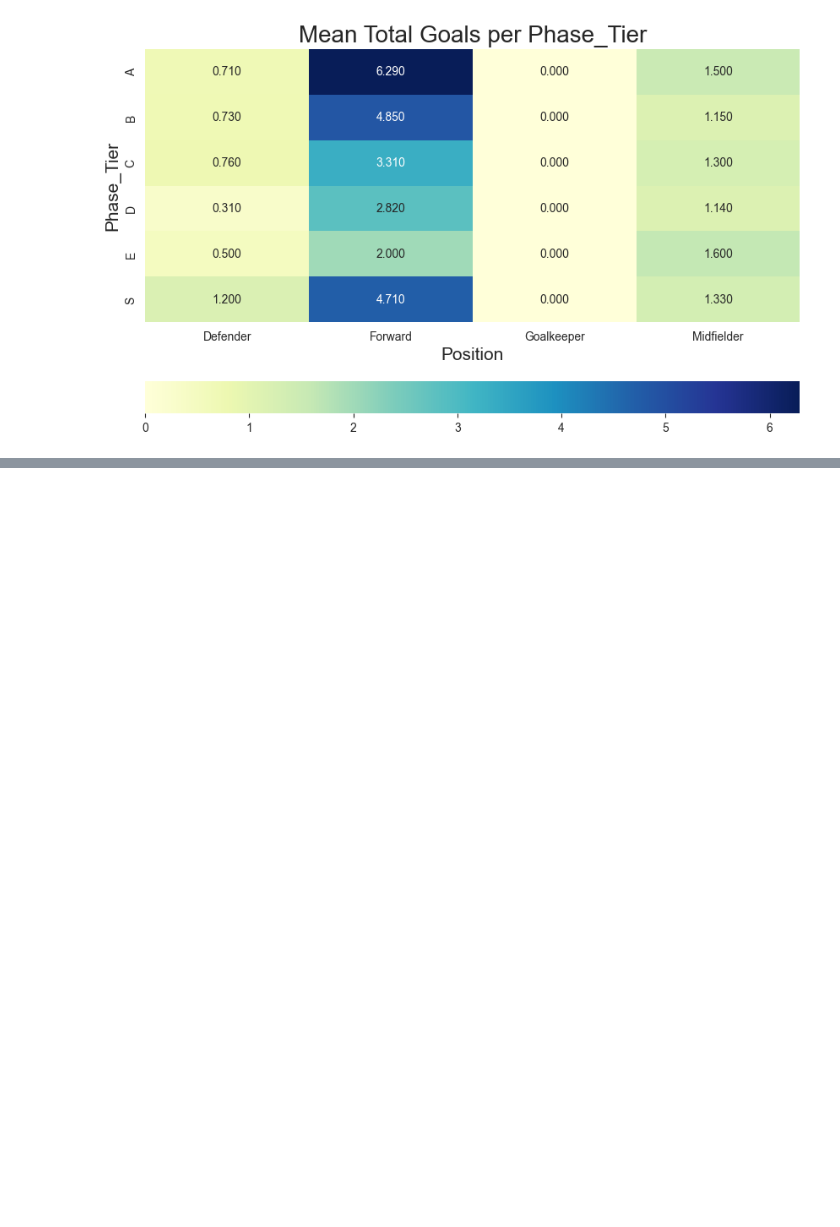
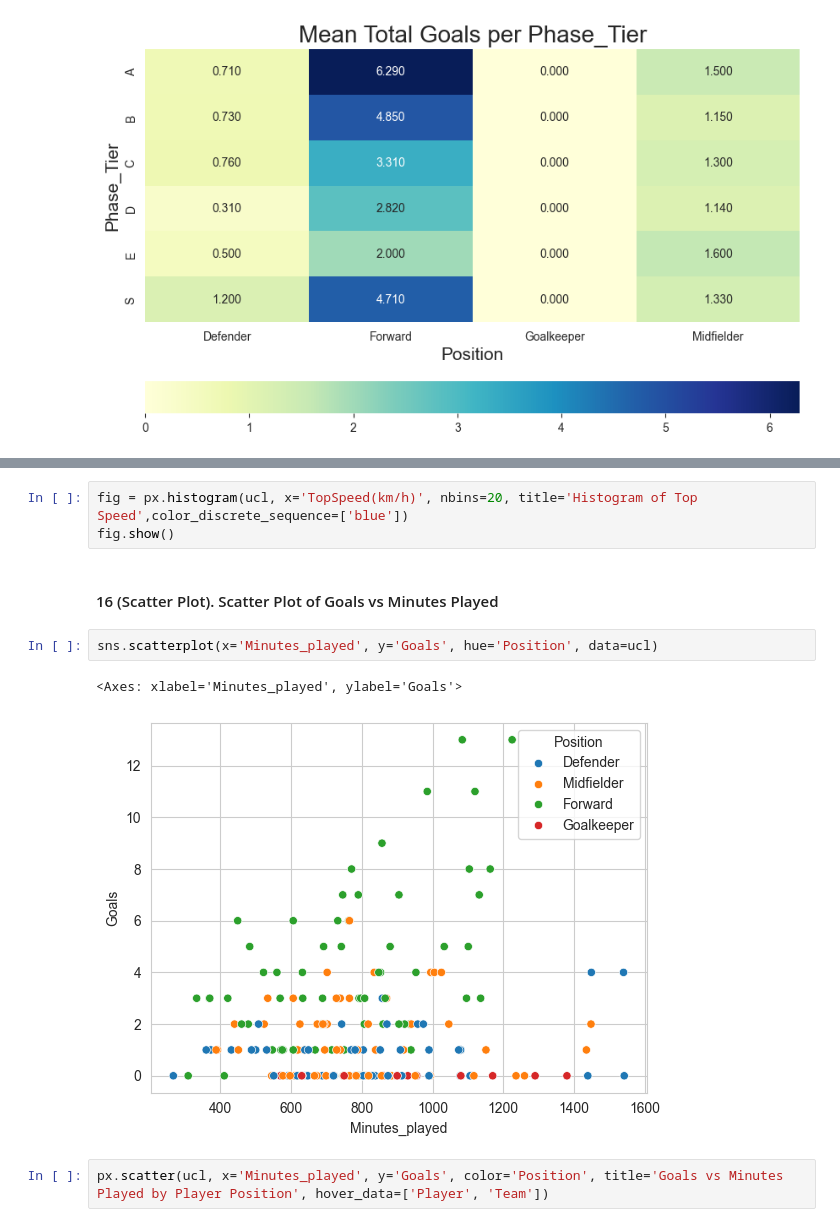
Before and after one commit to ArberKuqi/PythonDataScience_Project, a Jupyter notebook: ChampionsData/03-univariate_bivariate_analysis.ipynb, the cells around one changed output, grey strips where cells are left out. Saved outputs shown, nothing was run; the diff lists cells and outputs as text; blank space fills up the shorter version.

```diff
--- a/ChampionsData/03-univariate_bivariate_analysis.ipynb
+++ b/ChampionsData/03-univariate_bivariate_analysis.ipynb
@@ -105,0 +323,12 @@ plt.show()
+# %%
+fig = px.histogram(ucl, x='TopSpeed(km/h)', nbins=20, title='Histogram of Top Speed',color_discrete_sequence=['blue'])
+fig.show()
+# %% [markdown]
+#### 16 (Scatter Plot). Scatter Plot of Goals vs Minutes Played
+# %%
+sns.scatterplot(x='Minutes_played', y='Goals', hue='Position', data=ucl)
+# %% [output]
+<Axes: xlabel='Minutes_played', ylabel='Goals'>
+[figure, added]
+# %%
+px.scatter(ucl, x='Minutes_played', y='Goals', color='Position', title='Goals vs Minutes Played by Player Position', hover_data=['Player', 'Team'])
```
Also changed, not shown: parts of 91 cells of this notebook, 5 other files.
